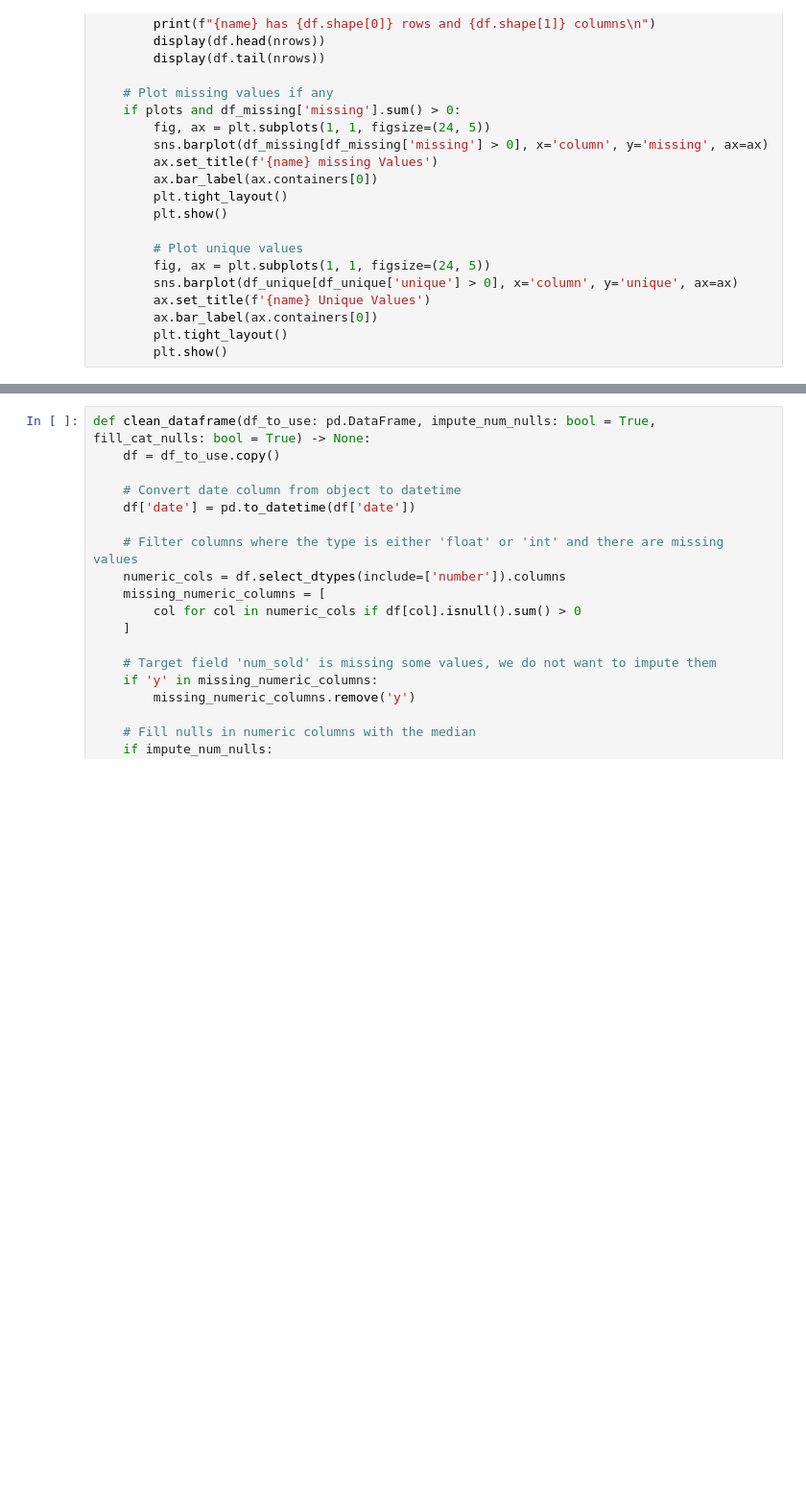
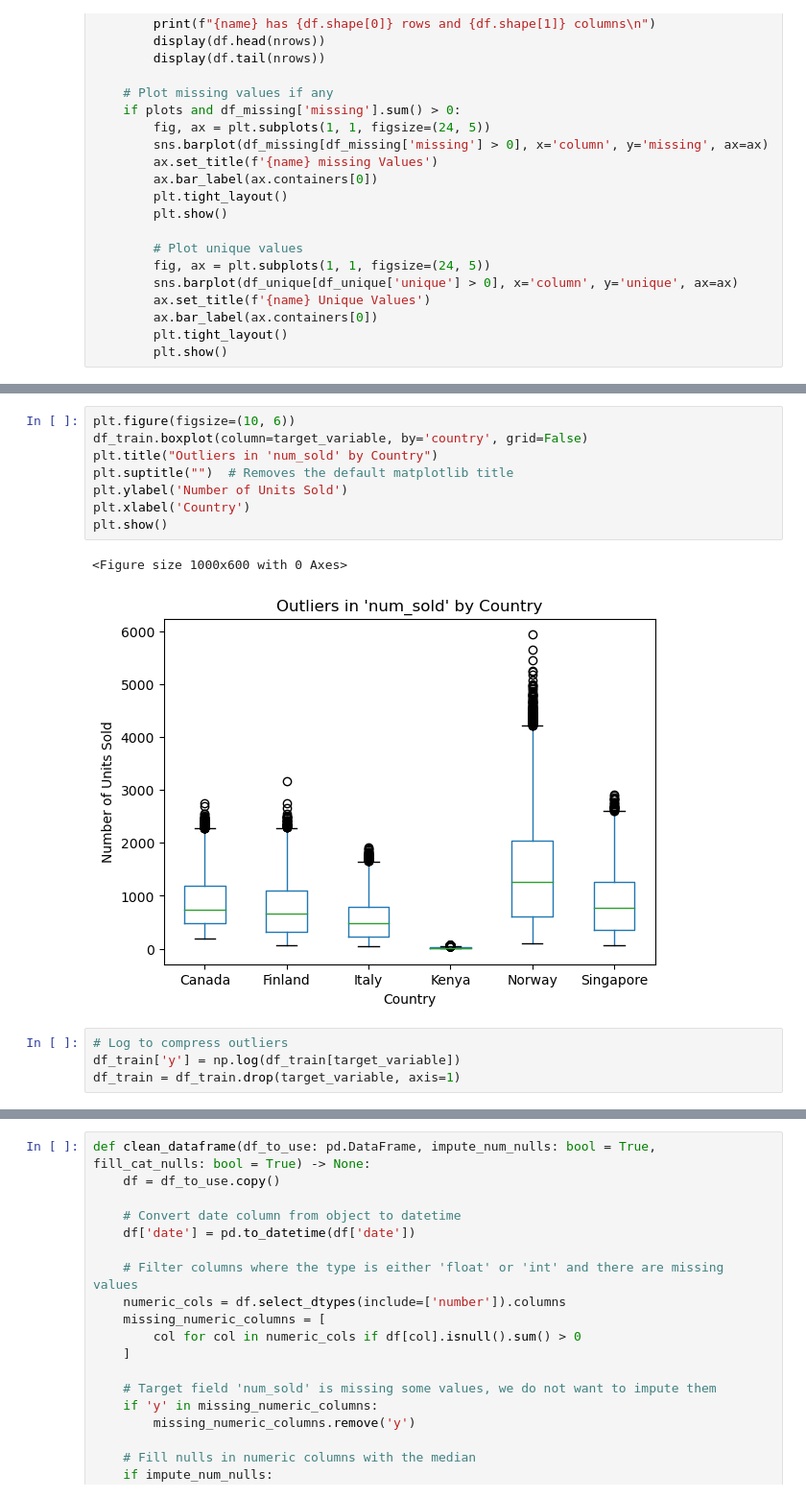
Before and after one commit to ZaneChodaniecky/Kaggle-Sticker, a Jupyter notebook: XGBoost.ipynb, the cells around one changed output, grey strips where cells are left out. Shown at 96% size. Drawn from its saved outputs; the diff is of its cells as text; blank space fills up the shorter version.

```diff
--- a/XGBoost.ipynb
+++ b/XGBoost.ipynb
@@ -168,0 +174,15 @@ describe_dataframe(df_train, name='Insurance Data', nrows=0, plots=False, info=T
+# %%
+plt.figure(figsize=(10, 6))
+df_train.boxplot(column=target_variable, by='country', grid=False)
+plt.title("Outliers in 'num_sold' by Country")
+plt.suptitle("")  # Removes the default matplotlib title
+plt.ylabel('Number of Units Sold')
+plt.xlabel('Country')
+plt.show()
+# %% [output]
+<Figure size 1000x600 with 0 Axes>
+[figure, added]
+# %%
+# Log to compress outliers
+df_train['y'] = np.log(df_train[target_variable])
+df_train = df_train.drop(target_variable, axis=1)
```
Also changed, not shown: parts of 17 cells of this notebook, 1 other file.
